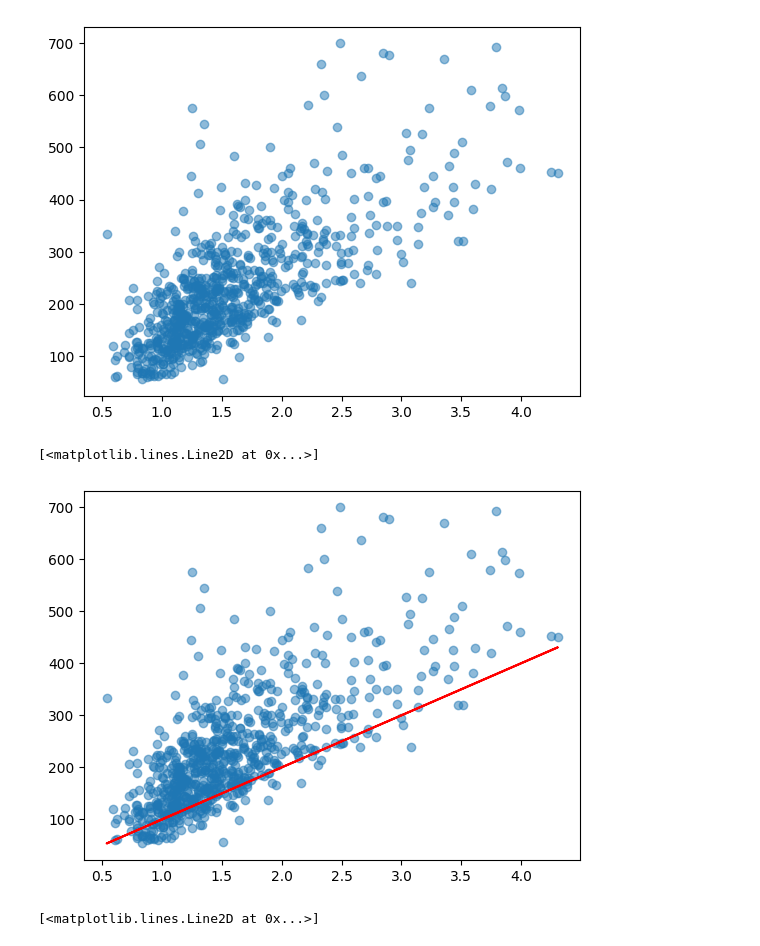
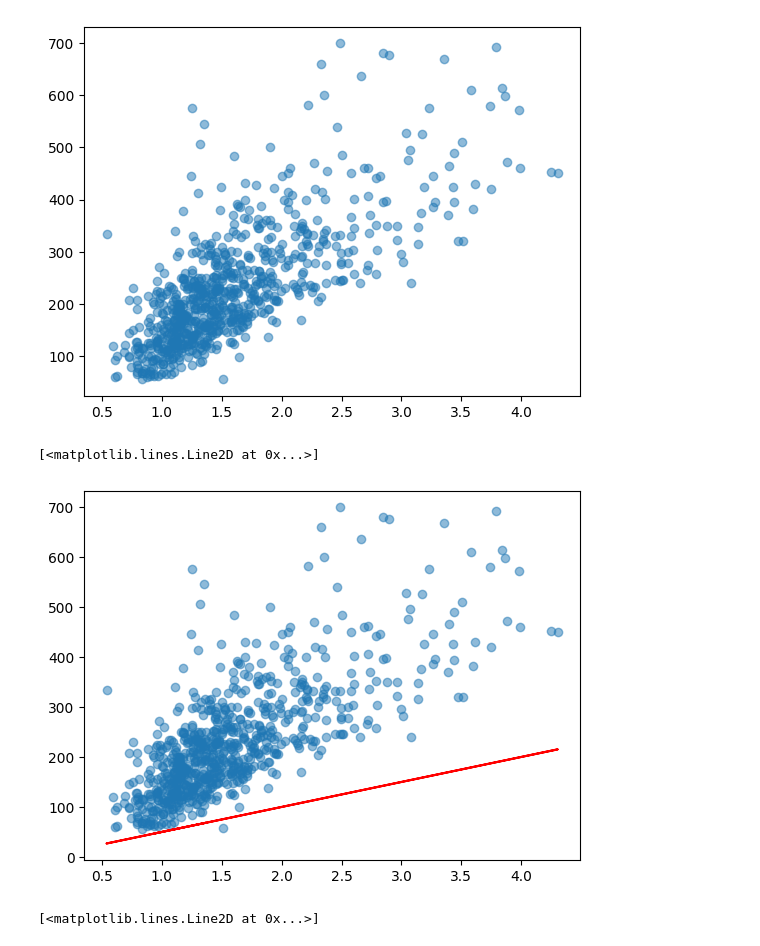
Before and after one commit to ghif/IF6080, a Jupyter notebook: 2-supervisedlearning/2-gradient-descent.ipynb, the cells around one changed output. Saved outputs shown, nothing was run; the diff lists cells and outputs as text; code cells hidden in the pictures.

```diff
--- a/2-supervisedlearning/2-gradient-descent.ipynb
+++ b/2-supervisedlearning/2-gradient-descent.ipynb
@@ -44,15 +44,15 @@ f_lin = lambda x, w: w[1] * x + w[0]
 loss_fn = lambda x, y, w: np.sum((y - f_lin(x, w)) ** 2)
 grad_fn = lambda x, y, w: -2 * np.array([1, x]) * (y - f_lin(x, w))
 # %%
-w = np.array([0, 100])
+w = np.array([0, 50])
 y_pred = f_lin(x_area, w)
 
 # Plot data
 plt.scatter(x_area, y, alpha=0.5)
 plt.plot(x_area, y_pred, color="red")
 # %% [output]
 [<matplotlib.lines.Line2D at 0x...>]
-[figure, old version]
+[figure, new version]
 # %%
 # Plot loss function
 ws = np.linspace(-1000, 1200, 100)
```
Also changed, not shown: parts of 4 cells of this notebook, 4 other files.
